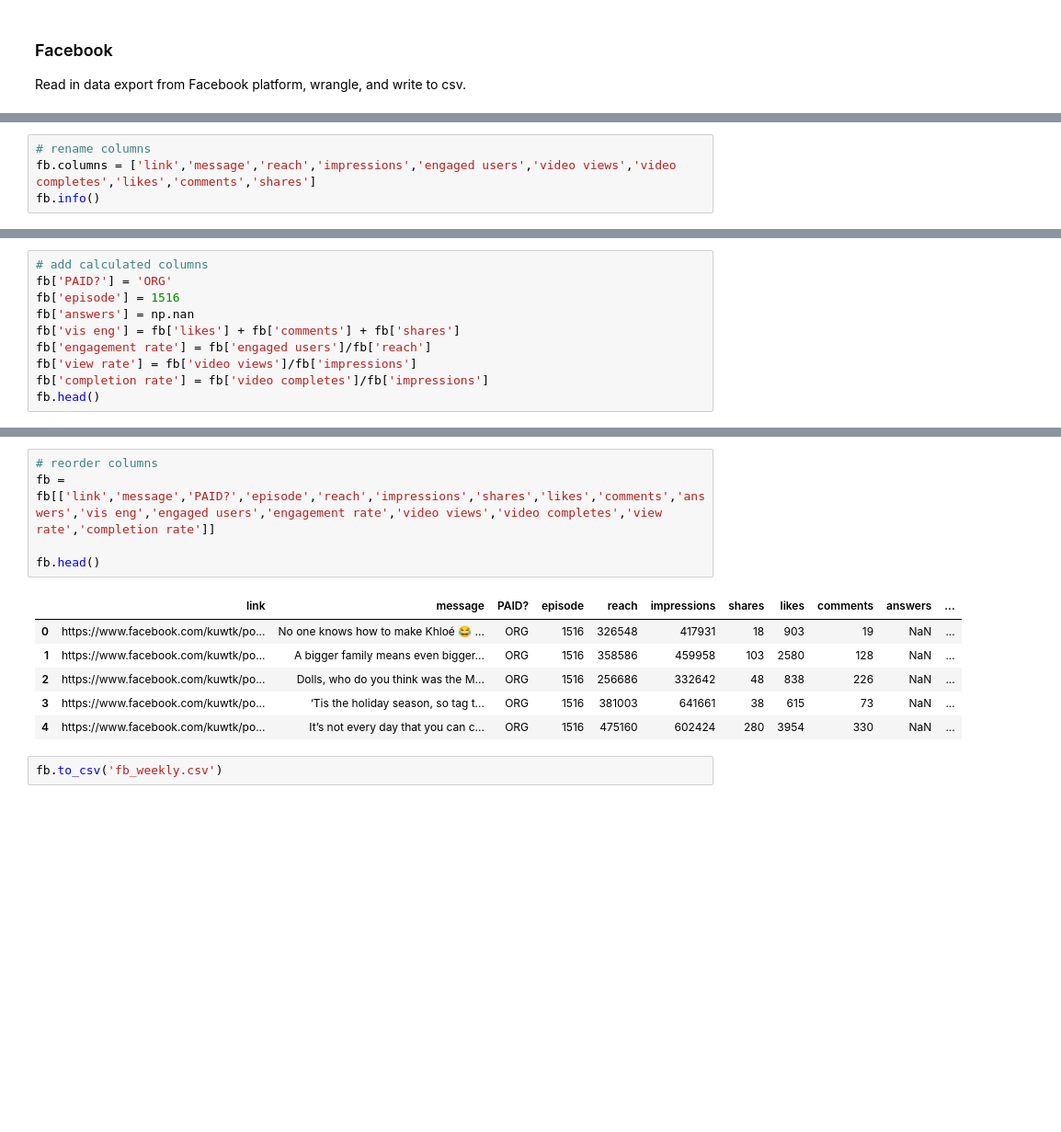
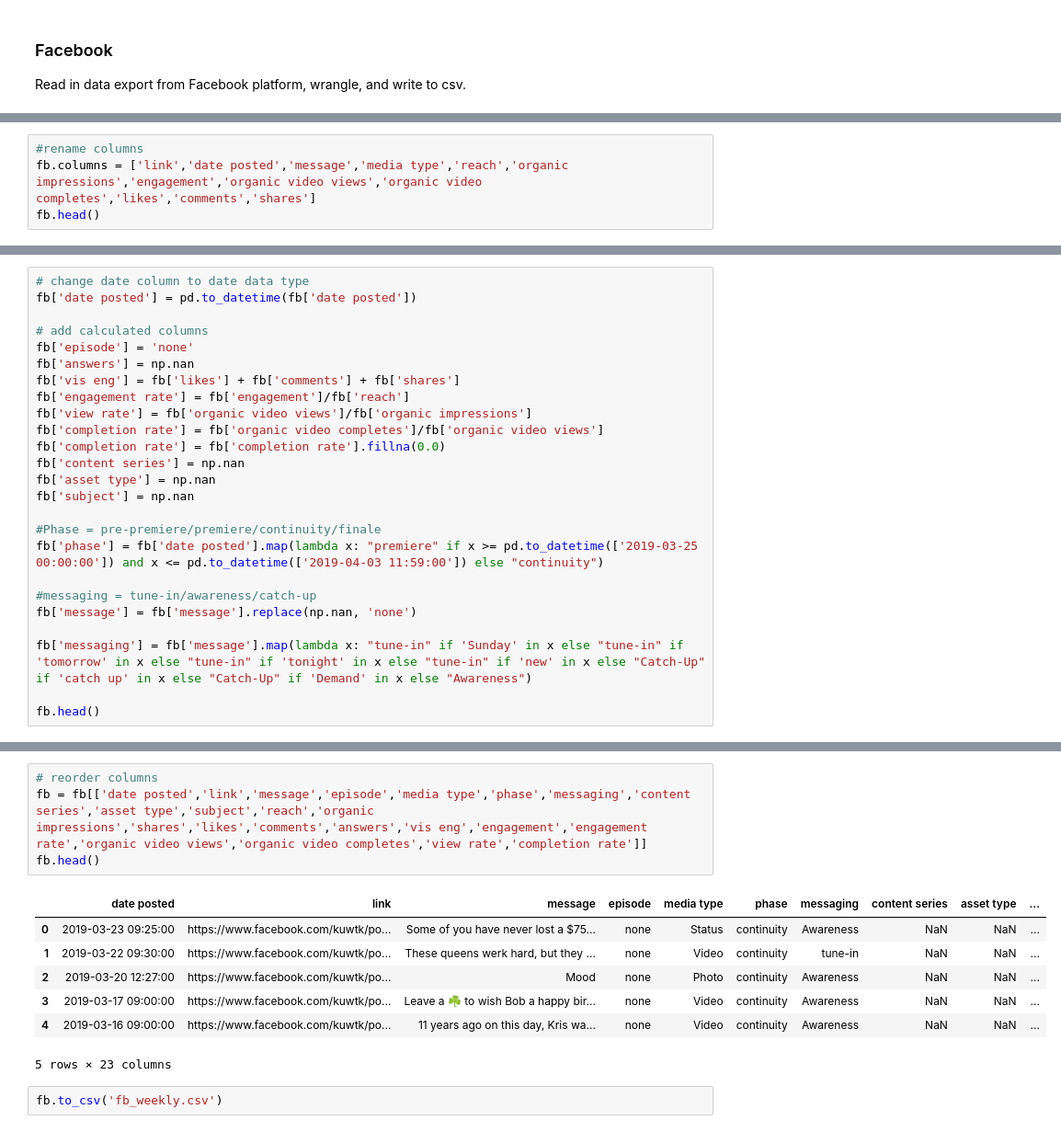
Before and after one commit to ccaddel/E_organic_social_wrangling, a Jupyter notebook: K_Weekly_Reporting.ipynb, the cells around one changed output, grey strips where cells are left out. Shown at 92% size. Cells and saved outputs as stored; diff of their text form; blank space fills up the shorter version.

```diff
--- a/K_Weekly_Reporting.ipynb
+++ b/K_Weekly_Reporting.ipynb
@@ -339,5 +369,5 @@ fb.head()
 # %%
-# rename columns
-fb.columns = ['link','message','reach','impressions','engaged users','video views','video completes','likes','comments','shares']
-fb.info()
+#rename columns
+fb.columns = ['link','date posted','message','media type','reach','organic impressions','engagement','organic video views','organic video completes','likes','comments','shares']
+fb.head()
 # %% [output]
@@ -386,10 +426,0 @@ memory usage: 960.0+ bytes
-# %%
-# add calculated columns
-fb['PAID?'] = 'ORG'
-fb['episode'] = 1516
-fb['answers'] = np.nan
-fb['vis eng'] = fb['likes'] + fb['comments'] + fb['shares']
-fb['engagement rate'] = fb['engaged users']/fb['reach']
-fb['view rate'] = fb['video views']/fb['impressions']
-fb['completion rate'] = fb['video completes']/fb['impressions']
-fb.head()
@@ -402,0 +427,25 @@ fb.head()
+# %%
+# change date column to date data type
+fb['date posted'] = pd.to_datetime(fb['date posted'])
+
+# add calculated columns
+fb['episode'] = 'none'
+fb['answers'] = np.nan
+fb['vis eng'] = fb['likes'] + fb['comments'] + fb['shares']
+fb['engagement rate'] = fb['engagement']/fb['reach']
+fb['view rate'] = fb['organic video views']/fb['organic impressions']
+fb['completion rate'] = fb['organic video completes']/fb['organic video views']
+fb['completion rate'] = fb['completion rate'].fillna(0.0)
+fb['content series'] = np.nan
+fb['asset type'] = np.nan
+fb['subject'] = np.nan
+
+#Phase = pre-premiere/premiere/continuity/finale
+fb['phase'] = fb['date posted'].map(lambda x: "premiere" if x >= pd.to_datetime(['2019-03-25 00:00:00']) and x <= pd.to_datetime(['2019-04-03 11:59:00']) else "continuity")
+
+#messaging = tune-in/awareness/catch-up
+fb['message'] = fb['message'].replace(np.nan, 'none')
+
+fb['messaging'] = fb['message'].map(lambda x: "tune-in" if 'Sunday' in x else "tune-in" if 'tomorrow' in x else "tune-in" if 'tonight' in x else "tune-in" if 'new' in x else "Catch-Up" if 'catch up' in x else "Catch-Up" if 'Demand' in x else "Awareness")
+
+fb.head()
@@ -403,15 +460,15 @@ fb.head()
 # %%
 # reorder columns
-fb = fb[['link','message','PAID?','episode','reach','impressions','shares','likes','comments','answers','vis eng','engaged users','engagement rate','video views','video completes','view rate','completion rate']]
-
+fb = fb[['date posted','link','message','episode','media type','phase','messaging','content series','asset type','subject','reach','organic impressions','shares','likes','comments','answers','vis eng','engagement','engagement rate','organic video views','organic video completes','view rate','completion rate']]
 fb.head()
 # %% [output]
-|  | link | message | PAID? | episode | reach | impressions | shares | likes | comments | answers | ... |
-| 0 | https://www.facebook.com/kuwtk/po... | No one knows how to make Khloé 😂 ... | ORG | 1516 | 326548 | 417931 | 18 | 903 | 19 | NaN | ... |
-| 1 | https://www.facebook.com/kuwtk/po... | A bigger family means even bigger... | ORG | 1516 | 358586 | 459958 | 103 | 2580 | 128 | NaN | ... |
-| 2 | https://www.facebook.com/kuwtk/po... | Dolls, who do you think was the M... | ORG | 1516 | 256686 | 332642 | 48 | 838 | 226 | NaN | ... |
-| 3 | https://www.facebook.com/kuwtk/po... | ‘Tis the holiday season, so tag t... | ORG | 1516 | 381003 | 641661 | 38 | 615 | 73 | NaN | ... |
-| 4 | https://www.facebook.com/kuwtk/po... | It’s not every day that you can c... | ORG | 1516 | 475160 | 602424 | 280 | 3954 | 330 | NaN | ... |
+|  | date posted | link | message | episode | media type | phase | messaging | content series | asset type | ... |
+| 0 | 2019-03-23 09:25:00 | https://www.facebook.com/kuwtk/po... | Some of you have never lost a $75... | none | Status | continuity | Awareness | NaN | NaN | ... |
+| 1 | 2019-03-22 09:30:00 | https://www.facebook.com/kuwtk/po... | These queens werk hard, but they ... | none | Video | continuity | tune-in | NaN | NaN | ... |
+| 2 | 2019-03-20 12:27:00 | https://www.facebook.com/kuwtk/po... | Mood | none | Photo | continuity | Awareness | NaN | NaN | ... |
+| 3 | 2019-03-17 09:00:00 | https://www.facebook.com/kuwtk/po... | Leave a ☘ to wish Bob a happy bir... | none | Video | continuity | Awareness | NaN | NaN | ... |
+| 4 | 2019-03-16 09:00:00 | https://www.facebook.com/kuwtk/po... | 11 years ago on this day, Kris wa... | none | Video | continuity | Awareness | NaN | NaN | ... |
+5 rows × 23 columns
 # %%
 fb.to_csv('fb_weekly.csv')
 # %% [markdown]
```
Also changed, not shown: parts of 22 cells of this notebook.
